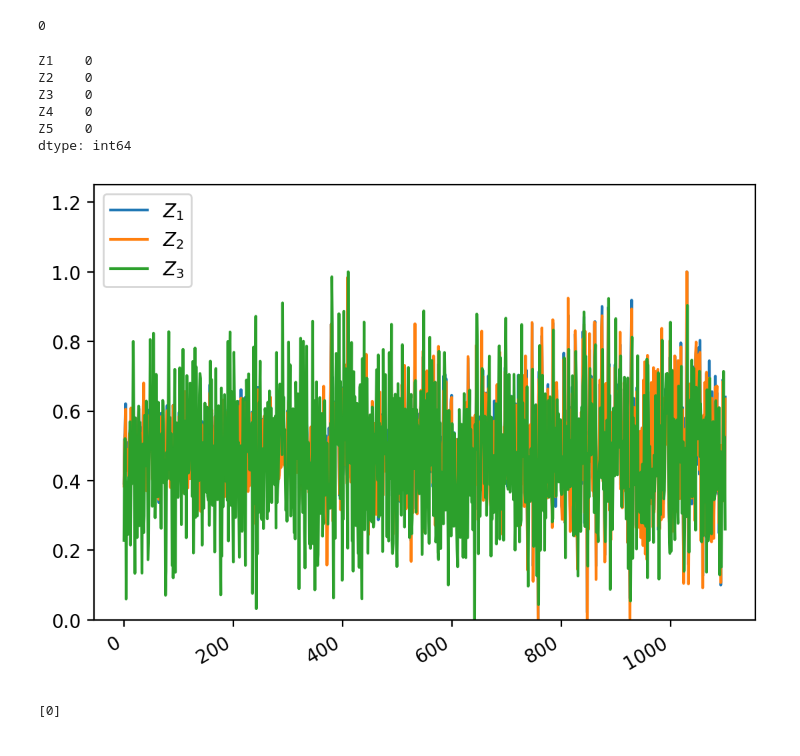
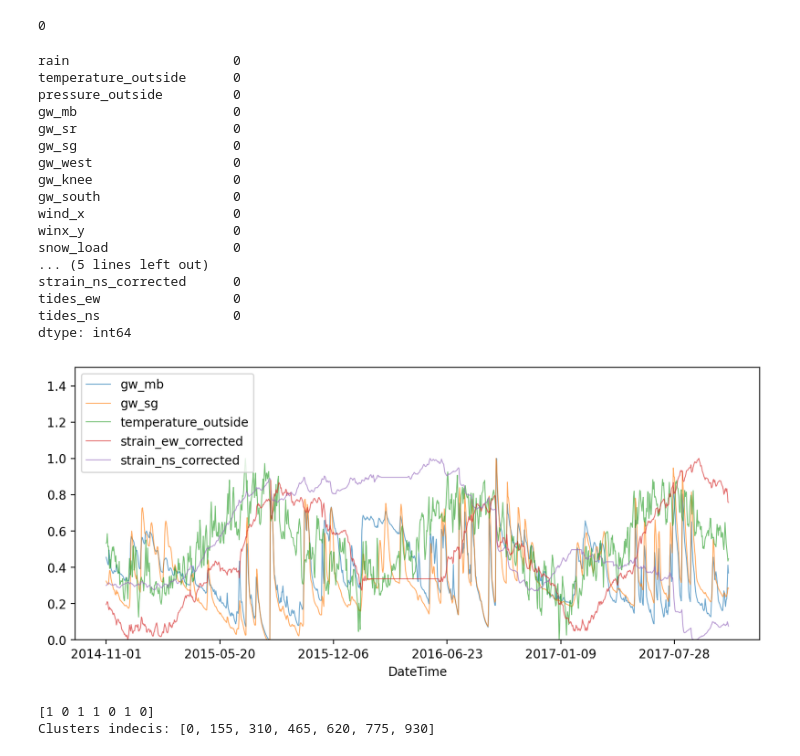
Before and after one commit to wasimahmadpk/RegimeIdentification, a Jupyter notebook: src/regimes_identification.ipynb, the cells around one changed output. Cells and saved outputs as stored; diff of their text form; code cells hidden in the pictures.

```diff
--- a/src/regimes_identification.ipynb
+++ b/src/regimes_identification.ipynb
@@ -107,13 +110,13 @@ def get_regimes(data, wsize, dist_metric):
     return clusters, cluster_idx
 # %%
-# data = pd.read_csv(r'data/moxa_data_D.csv')
-data = pd.read_csv(r'../datasets/synthetic_datac.csv')
+data = pd.read_csv(r'../datasets/moxa_data_D.csv')
+# data = pd.read_csv(r'../datasets/synthetic_datac.csv')
 # %%
 # start, end = '2016-06-15', '2016-12-30'
 # mask = (data['DateTime'] > '2014-11-01') & (data['DateTime'] <= '2015-12-28')
 # data = data.loc[mask]
-# data = data.fillna(method='pad')
-# data = data.set_index('DateTime')
+data = data.fillna(method='pad')
+data = data.set_index('DateTime')
 # data = data[start: end]
 data.info()
 # %% [output]
@@ -148,9 +167,20 @@ data = data.apply(normalize)
 # %%
 data.isnull().sum()
 # %% [output]
-Z1    0
-Z2    0
-Z3    0
-Z4    0
-Z5    0
+rain                     0
+temperature_outside      0
+pressure_outside         0
+gw_mb                    0
+gw_sr                    0
+gw_sg                    0
+gw_west                  0
+gw_knee                  0
+gw_south                 0
+wind_x                   0
+winx_y                   0
+snow_load                0
+... (5 lines left out)
+strain_ns_corrected      0
+tides_ew                 0
+tides_ns                 0
 dtype: int64
@@ -159,18 +187,18 @@ dtype: int64
 # %%
 # toplot = [ 'rain', 'snow_load', 'pressure_outside','gw_mb', 'gw_sg', 'gw_west', 'strain_ns_corrected']
-# toplot = ['gw_mb', 'gw_sg', 'gw_west', 'gw_south', 'strain_ew_corrected', 'strain_ns_corrected']
-toplot = ['Z1', 'Z2','Z3']
+toplot = ['gw_mb', 'gw_sg', 'temperature_outside', 'strain_ew_corrected', 'strain_ns_corrected']
+# toplot = ['Z1', 'Z2','Z3']
 
 for i in toplot:
-    data[i].plot(use_index=True)
+    data[i].plot(use_index=True, figsize=(10, 4), linewidth=0.75, alpha=0.66)
     plt.legend(toplot)
 
 
-plt.ylim(0, 1.250)
-plt.gcf().autofmt_xdate()
+plt.ylim(0, 1.5)
+# plt.gcf().autofmt_xdate()
 # plt.legend(['Temperature', 'Ground Water', 'Strain_EW', 'Strain_NS'])
-plt.legend(['$Z_{1}$', '$Z_{2}$', '$Z_{3}$'])
+# plt.legend(['$Z_{1}$', '$Z_{2}$', '$Z_{3}$'])
 # plt.savefig("synreg25Apr.png")
 plt.show()
 # %% [output]
-[figure, old version]
+[figure, new version]
@@ -181,10 +205,11 @@ ts = pd.DataFrame(ts, columns=['t1', 't2'])
 # %%
-winsize = 60 # 85
+winsize = 155 # 85
 metricE = 'Euclidean'
 metricR = 'Riemannian'
 clusters, cluster_idx = get_regimes(data, winsize, metricR)
 # %% [output]
-[0]
+[1 0 1 1 0 1 0]
+Clusters indecis: [0, 155, 310, 465, 620, 775, 930]
 # %%
 clusters_extended = []
 
```
Also changed, not shown: parts of 10 cells of this notebook.
